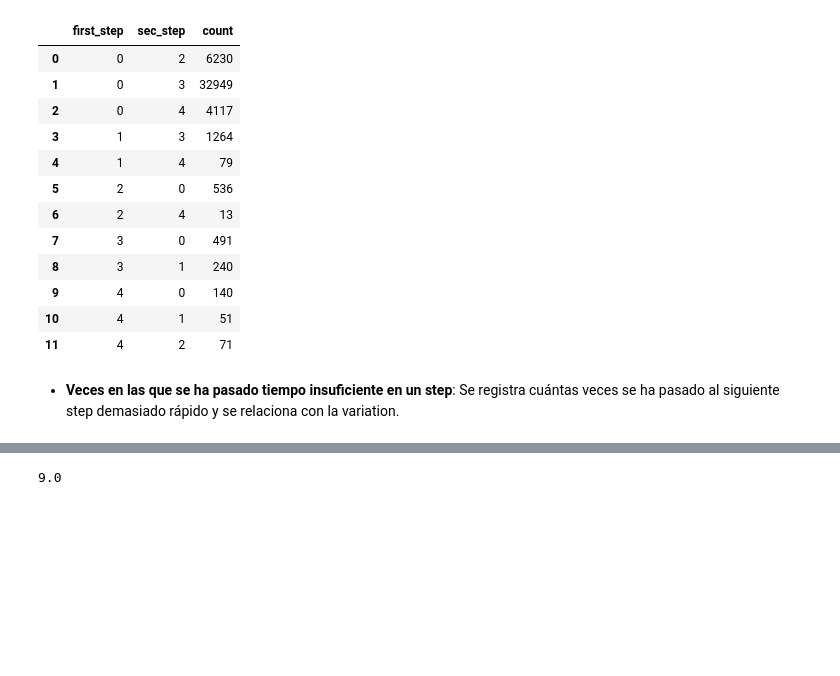
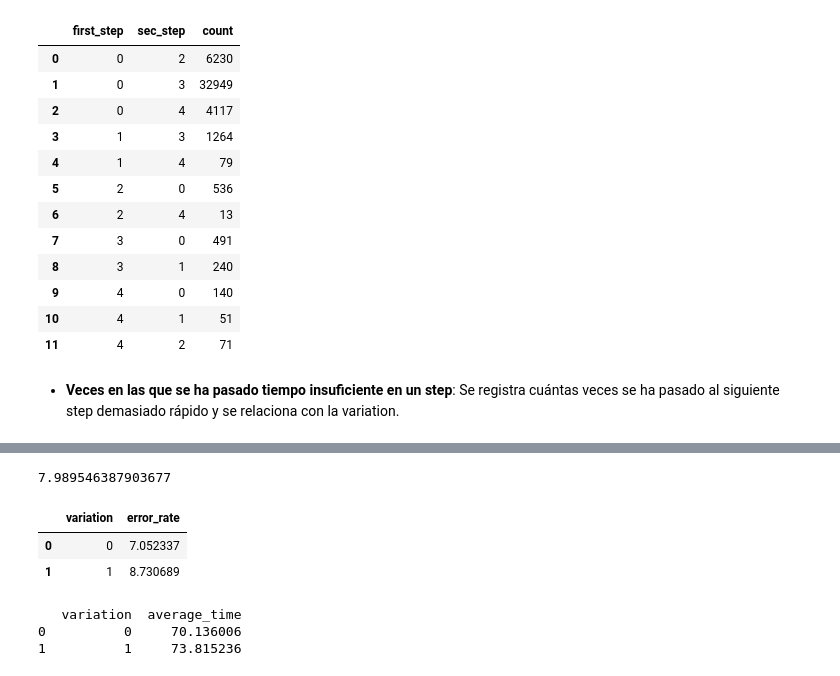
Before and after one commit to Greta-galeana/abtest_vanguard, a Jupyter notebook: main.ipynb, the cells around one changed output, grey strips where cells are left out. Saved outputs shown, nothing was run; the diff lists cells and outputs as text; code cells hidden in the pictures; blank space fills up the shorter version.

```diff
--- a/main.ipynb
+++ b/main.ipynb
@@ -851,5 +866,4 @@ df.head(15)
 # %%
-df_error_rate = df.reset_index(drop=True).head(100)
 df_error_rate.head(40)
 # %% [output]
 |  | client_id | visitor_id | visit_id | process_step | date_time | variation | clnt_tenure_yr | clnt_tenure_mnth | ... |
@@ -907,8 +887,58 @@ df_error_rate
 for i in range(0,len(df_error_rate)-1):
     if (df_error_rate.loc[i,'next_process_step'] < df_error_rate.loc[i,'process_step'])and(df_error_rate.loc[i,'next_visit_id']== df_error_rate.loc[i,'visit_id']):
         df_error_rate.loc[i,'regr_error'] = True
+
+error_rate=df_error_rate['regr_error'].sum()/len(df_error_rate)*100
+error_rate
+# %% [output]
+7.989546387903677
-# %%
-error_rate=df_error_rate['regr_error'].sum()/len(df_error_rate)*100
-error_rate
-# %% [output]
-9.0
+# %%
+# Ahora, calcular la tasa de error por variación
+error_rate_by_variation = df_error_rate.groupby('variation').apply(
+    lambda x: x['regr_error'].sum() / len(x) * 100
+).reset_index(name='error_rate')
+
+# Renombrar las columnas para mayor claridad
+error_rate_by_variation.columns = ['variation', 'error_rate']
+
+# Mostrar los resultados
+error_rate_by_variation
+# %% [output]
+|  | variation | error_rate |
+| 0 | 0 | 7.052337 |
+| 1 | 1 | 8.730689 |
+# %%
+df_no_errors = df[df['regr_error'] == False]
+
+# Crear una lista para almacenar el tiempo total por variación
+time_data = []
+
+# Iterar a través de los grupos por variación
+for variation, group in df_no_errors.groupby('variation'):
+    # Filtrar solo los pasos de interés (0 a 4)
+    filtered_group = group[group['process_step'].isin([0, 1, 2, 3, 4])]
+
+    # Revisar la secuencia de pasos
+    total_time = 0
+    valid_transitions = 0
+
+    for i in range(len(filtered_group) - 1):
+        # Si hay una transición válida entre pasos
+        if (filtered_group.iloc[i]['process_step'] + 1 == filtered_group.iloc[i + 1]['process_step']):
+            total_time += filtered_group.iloc[i]['time_in_step']
+            valid_transitions += 1
+
+    # Solo almacenar si hay transiciones válidas
+    if valid_transitions > 0:
+        average_time = total_time / valid_transitions
+        time_data.append({'variation': variation, 'average_time': average_time})
+
+# Crear un DataFrame con los resultados
+average_time_df = pd.DataFrame(time_data)
+
+# Mostrar los resultados
+average_time_df
+# %% [output]
+   variation  average_time
+0          0     70.136006
+1          1     73.815236
```
Also changed, not shown: parts of 17 cells of this notebook.
